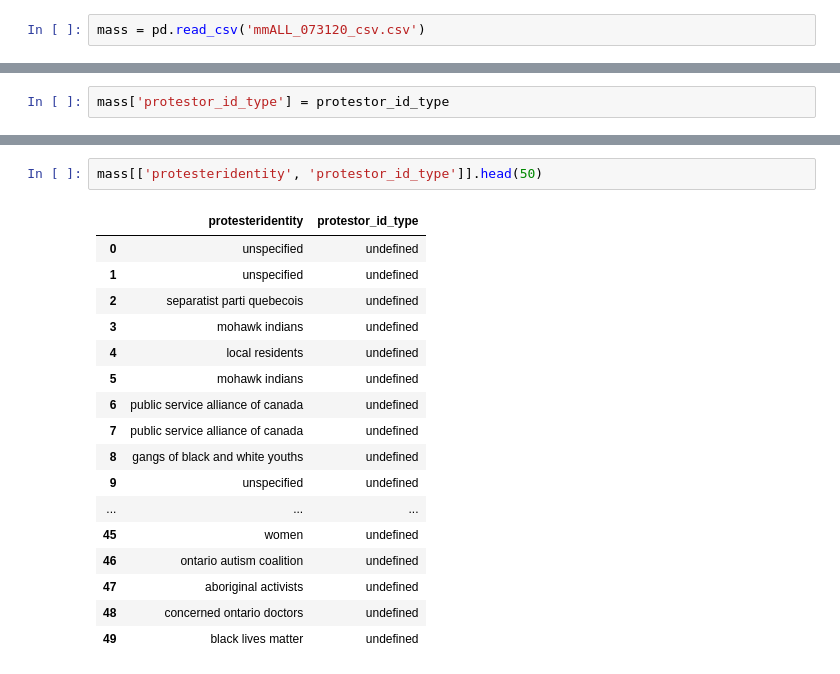
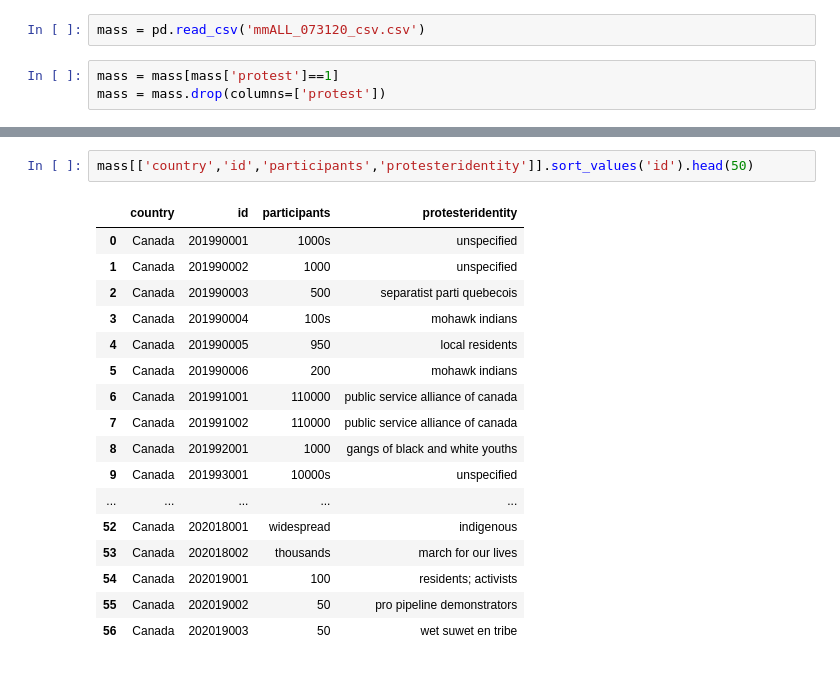
Before and after one commit to EmFib/Mass-Protests, a Jupyter notebook: users/data_cleaning_heather.ipynb, the cells around one changed output, grey strips where cells are left out. Cells and saved outputs as stored; diff of their text form.

```diff
--- a/users/data_cleaning_heather.ipynb
+++ b/users/data_cleaning_heather.ipynb
@@ -4,6 +4,9 @@ import numpy as np
 import matplotlib.pyplot as plt
 # %%
 mass = pd.read_csv('mmALL_073120_csv.csv')
+# %%
+mass = mass[mass['protest']==1]
+mass = mass.drop(columns=['protest'])
 # %%
 mass.info()
 # %% [output]
@@ -172,2 +89,0 @@ TypeError: 'str' object is not callable
-# %%
-mass['protestor_id_type'] = protestor_id_type
@@ -174,20 +96,20 @@ mass['protestor_id_type'] = protestor_id_type
 # %%
-mass[['protesteridentity', 'protestor_id_type']].head(50)
+mass[['country','id','participants','protesteridentity']].sort_values('id').head(50)
 # %% [output]
-|  | protesteridentity | protestor_id_type |
-| 0 | unspecified | undefined |
-| 1 | unspecified | undefined |
-| 2 | separatist parti quebecois | undefined |
-| 3 | mohawk indians | undefined |
-| 4 | local residents | undefined |
-| 5 | mohawk indians | undefined |
-| 6 | public service alliance of canada | undefined |
-| 7 | public service alliance of canada | undefined |
-| 8 | gangs of black and white youths | undefined |
-| 9 | unspecified | undefined |
-| ... | ... | ... |
-| 45 | women | undefined |
-| 46 | ontario autism coalition | undefined |
-| 47 | aboriginal activists | undefined |
-| 48 | concerned ontario doctors | undefined |
-| 49 | black lives matter | undefined |
+|  | country | id | participants | protesteridentity |
+| 0 | Canada | 201990001 | 1000s | unspecified |
+| 1 | Canada | 201990002 | 1000 | unspecified |
+| 2 | Canada | 201990003 | 500 | separatist parti quebecois |
+| 3 | Canada | 201990004 | 100s | mohawk indians |
+| 4 | Canada | 201990005 | 950 | local residents |
+| 5 | Canada | 201990006 | 200 | mohawk indians |
+| 6 | Canada | 201991001 | 110000 | public service alliance of canada |
+| 7 | Canada | 201991002 | 110000 | public service alliance of canada |
+| 8 | Canada | 201992001 | 1000 | gangs of black and white youths |
+| 9 | Canada | 201993001 | 10000s | unspecified |
+| ... | ... | ... | ... | ... |
+| 52 | Canada | 202018001 | widespread | indigenous |
+| 53 | Canada | 202018002 | thousands | march for our lives |
+| 54 | Canada | 202019001 | 100 | residents; activists |
+| 55 | Canada | 202019002 | 50 | pro pipeline demonstrators |
+| 56 | Canada | 202019003 | 50 | wet suwet en tribe |
```
Also changed, not shown: parts of 22 cells of this notebook, 2 other files.
